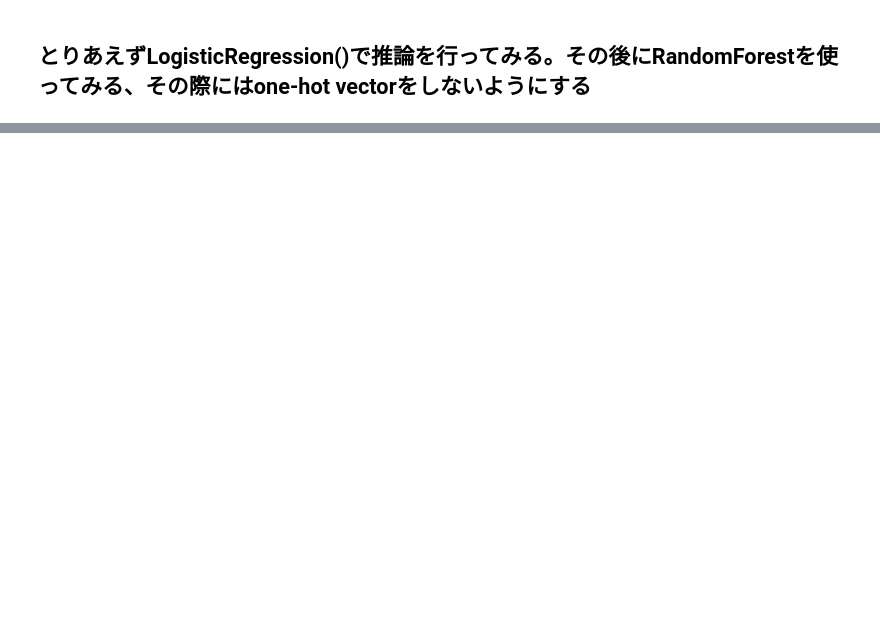
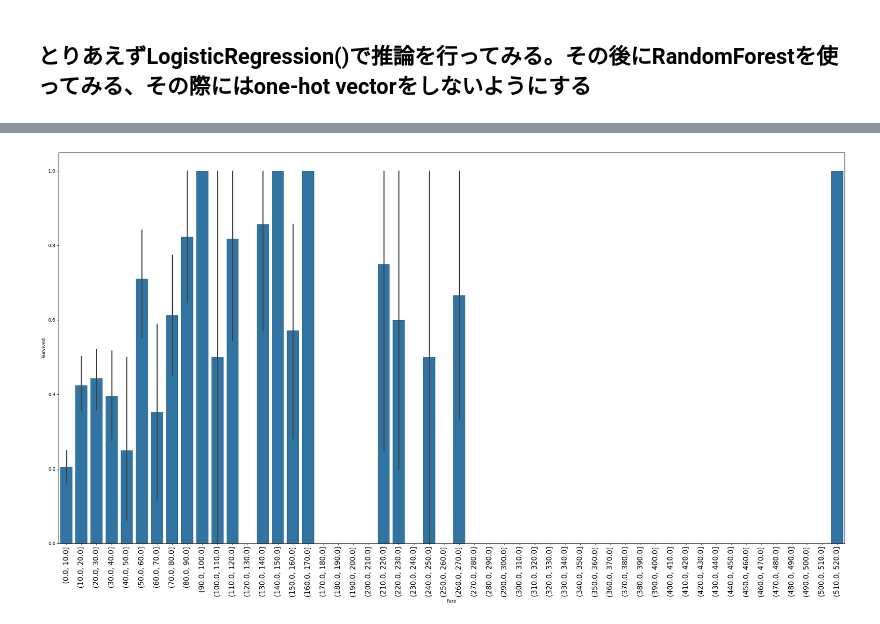
Before and after one commit to CHU1PC/kaggle_comp, a Jupyter notebook: titanic/2025-july-12/look_at_data.ipynb, the cells around one changed output, grey strips where cells are left out. Saved outputs shown, nothing was run; the diff lists cells and outputs as text; code cells hidden in the pictures; blank space fills up the shorter version.

```diff
--- a/titanic/2025-july-12/look_at_data.ipynb
+++ b/titanic/2025-july-12/look_at_data.ipynb
@@ -153,0 +138,7 @@ train_data
+# %%
+plt.figure(figsize=(30, 15))
+sns.barplot(x=pd.cut(train_data["Fare"], bins=np.arange(0, (np.max(train_data["Fare"] + 10)), 10)), y=train_data["Survived"])
+plt.xticks(rotation=90, fontsize=15)
+plt.show()
+# %% [output]
+[figure, added]
```
Also changed, not shown: parts of 29 cells of this notebook.
